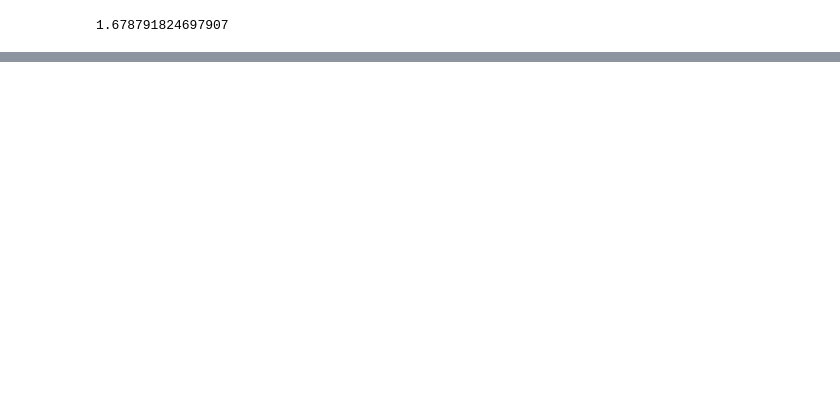
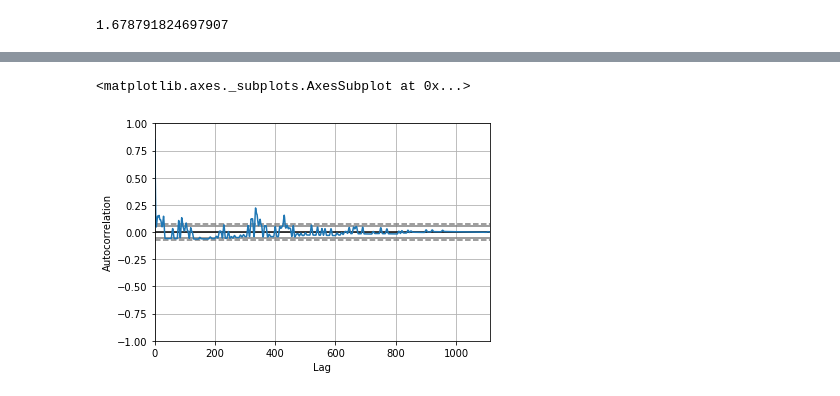
Before and after one commit to chrisplyn/WeblogChallenge, a Jupyter notebook: web_log_challenge.ipynb, the cells around one changed output, grey strips where cells are left out. Cells and saved outputs as stored; diff of their text form; code cells hidden in the pictures; blank space fills up the shorter version.

```diff
--- a/web_log_challenge.ipynb
+++ b/web_log_challenge.ipynb
@@ -130,0 +182,6 @@ totalSessionLength / totalSession
+# %%
+from pandas.plotting import autocorrelation_plot
+autocorrelation_plot(loadperMinFilled)
+# %% [output]
+<matplotlib.axes._subplots.AxesSubplot at 0x...>
+[figure, added]
```
Also changed, not shown: parts of 25 cells of this notebook.
